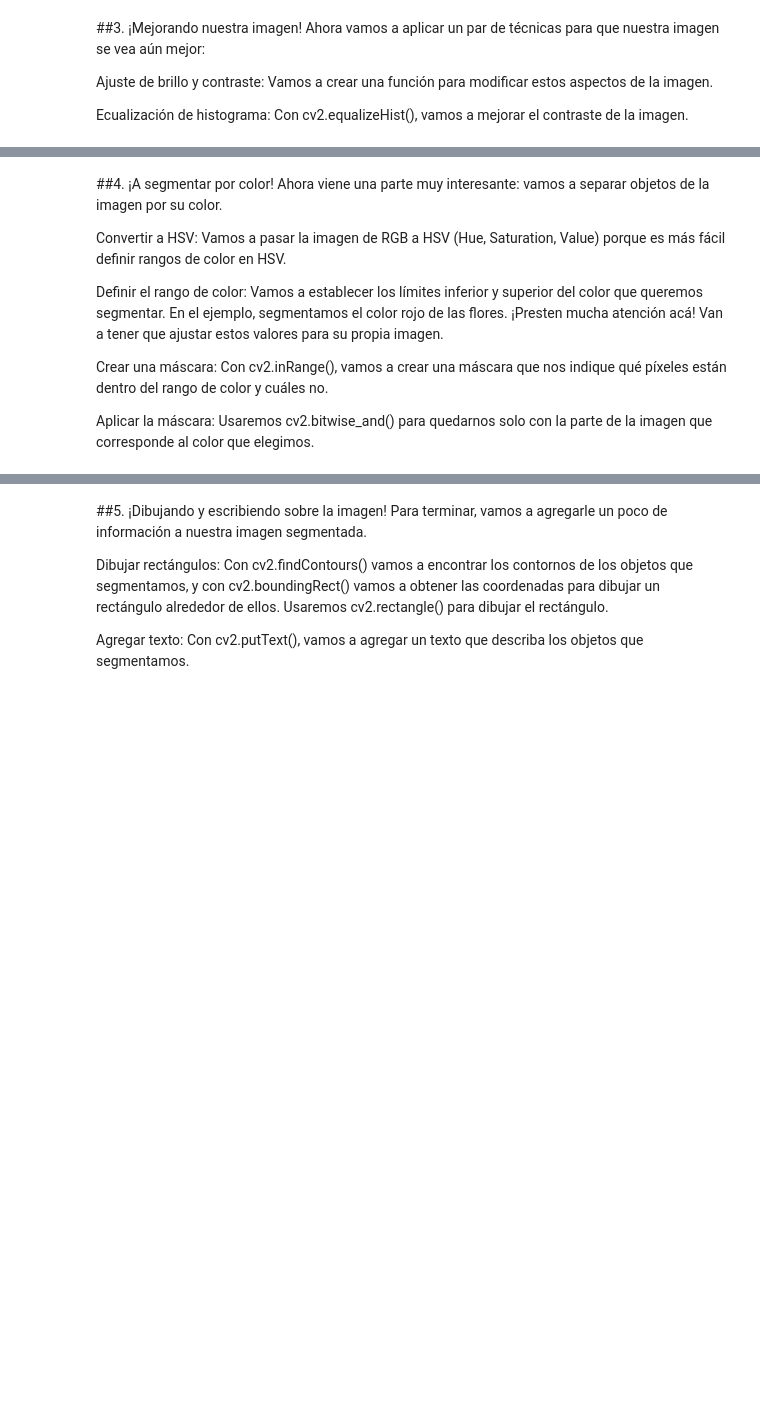
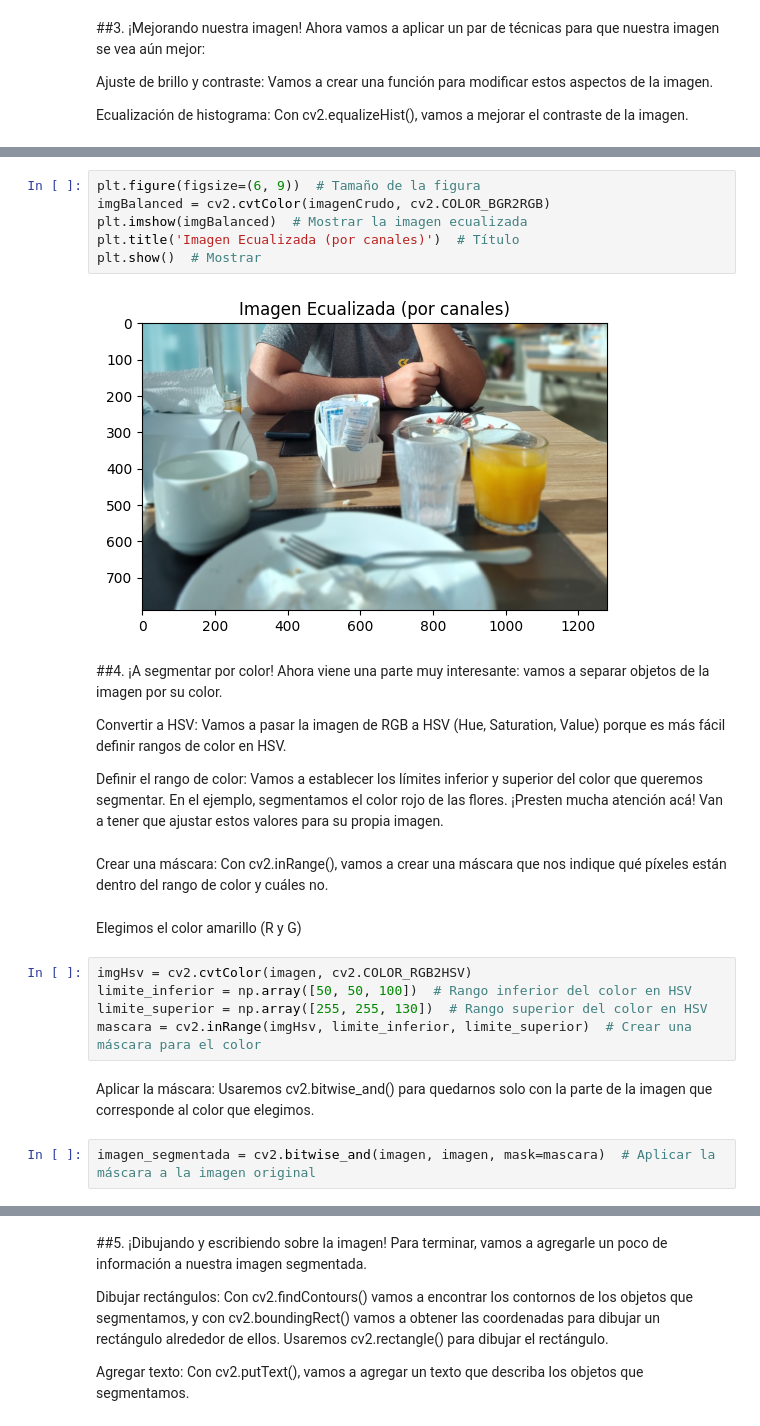
Before and after one commit to gimb99/PDI_BARTHOU_GONZALO, a Jupyter notebook: ejercicioIntegrador2/ejercicioIntegrador2_lab.ipynb, the cells around one changed output, grey strips where cells are left out. Saved outputs shown, nothing was run; the diff lists cells and outputs as text; blank space fills up the shorter version.

```diff
--- a/ejercicioIntegrador2/ejercicioIntegrador2_lab.ipynb
+++ b/ejercicioIntegrador2/ejercicioIntegrador2_lab.ipynb
@@ -103,3 +110,11 @@ Ecualización de histograma: Con cv2.equalizeHist(), vamos a mejorar el contrast
+# %%
+plt.figure(figsize=(6, 9))  # Tamaño de la figura
+imgBalanced = cv2.cvtColor(imagenCrudo, cv2.COLOR_BGR2RGB)
+plt.imshow(imgBalanced)  # Mostrar la imagen ecualizada
+plt.title('Imagen Ecualizada (por canales)')  # Título
+plt.show()  # Mostrar
+# %% [output]
+[figure, added]
 # %% [markdown]
 ##4. ¡A segmentar por color!
 Ahora viene una parte muy interesante: vamos a separar objetos de la imagen por su color.
@@ -107,7 +122,16 @@ Ahora viene una parte muy interesante: vamos a separar objetos de la imagen por
 Convertir a HSV: Vamos a pasar la imagen de RGB a HSV (Hue, Saturation, Value) porque es más fácil definir rangos de color en HSV.
 
 Definir el rango de color: Vamos a establecer los límites inferior y superior del color que queremos segmentar. En el ejemplo, segmentamos el color rojo de las flores. ¡Presten mucha atención acá! Van a tener que ajustar estos valores para su propia imagen.
-
-Crear una máscara: Con cv2.inRange(), vamos a crear una máscara que nos indique qué píxeles están dentro del rango de color y cuáles no.
-
-Aplicar la máscara: Usaremos cv2.bitwise_and() para quedarnos solo con la parte de la imagen que corresponde al color que elegimos.
+# %% [markdown]
+Crear una máscara: Con cv2.inRange(), vamos a crear una máscara que nos indique qué píxeles están dentro del rango de color y cuáles no.
+# %% [markdown]
+Elegimos el color amarillo (R y G)
+# %%
+imgHsv = cv2.cvtColor(imagen, cv2.COLOR_RGB2HSV)
+limite_inferior = np.array([50, 50, 100])  # Rango inferior del color en HSV
+limite_superior = np.array([255, 255, 130])  # Rango superior del color en HSV
+mascara = cv2.inRange(imgHsv, limite_inferior, limite_superior)  # Crear una máscara para el color
+# %% [markdown]
+Aplicar la máscara: Usaremos cv2.bitwise_and() para quedarnos solo con la parte de la imagen que corresponde al color que elegimos.
+# %%
+imagen_segmentada = cv2.bitwise_and(imagen, imagen, mask=mascara)  # Aplicar la máscara a la imagen original
```
Also changed, not shown: parts of 3 cells of this notebook.
